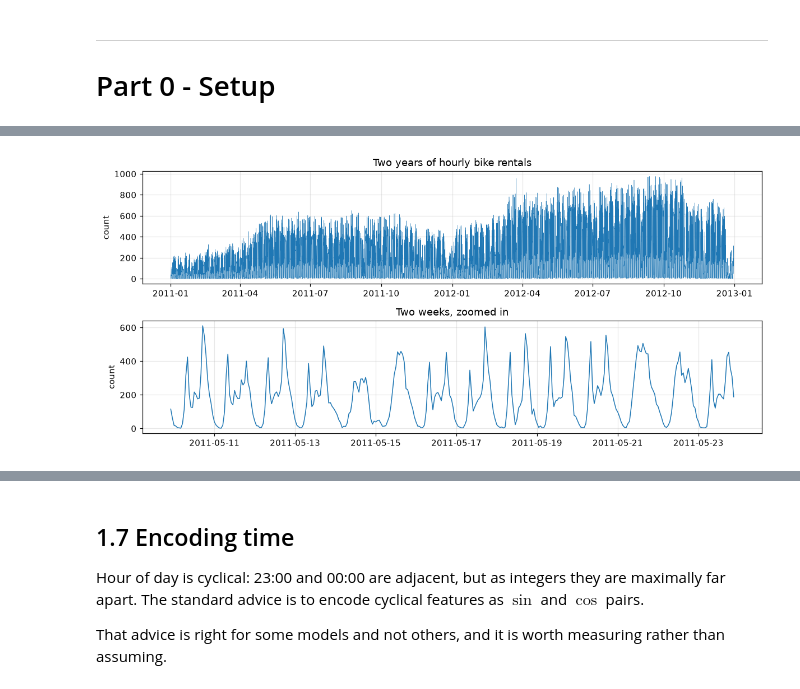
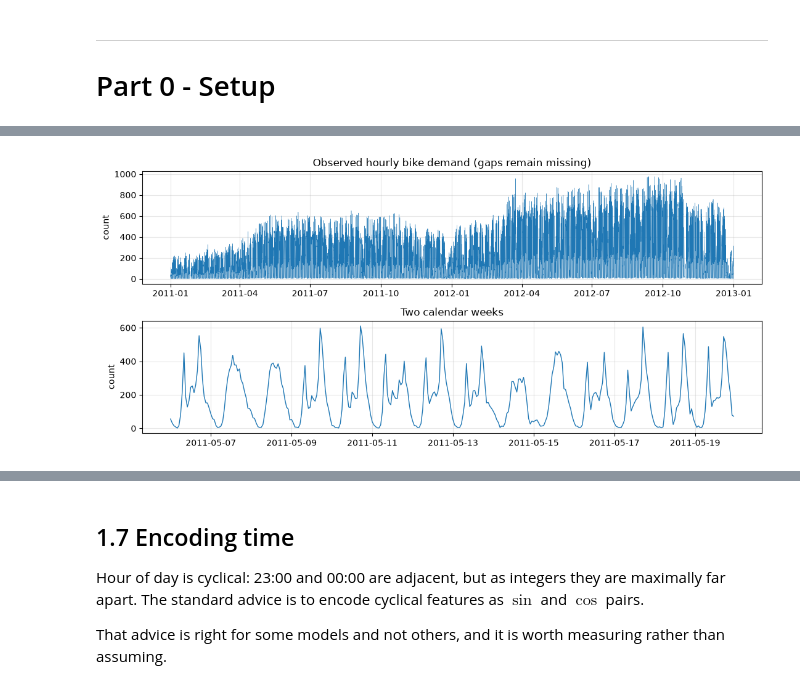
Before and after one commit to abpanic/Self-Prep, a Jupyter notebook: ML-Zero-to-Hero/time_series_zero_to_hero.ipynb, the cells around one changed output, grey strips where cells are left out. Cells and saved outputs as stored; diff of their text form; code cells hidden in the pictures.

```diff
--- a/ML-Zero-to-Hero/time_series_zero_to_hero.ipynb
+++ b/ML-Zero-to-Hero/time_series_zero_to_hero.ipynb
@@ -144,45 +144,52 @@ it costs.
 # %%
-with warnings.catch_warnings():
-    warnings.simplefilter("ignore")          # openml is chatty on first download
-    bike = fetch_openml(name="Bike_Sharing_Demand", version=2, as_frame=True)
+DATA_URL = "https://archive.ics.uci.edu/static/public/275/bike+sharing+dataset.zip"
+cache = Path("data/bike-sharing-hour.csv")
+if not cache.exists():
+    with urlopen(DATA_URL, timeout=60) as response:
+        payload = response.read()
+    with zipfile.ZipFile(io.BytesIO(payload)) as archive:
+        member = next(n for n in archive.namelist() if n.endswith("hour.csv"))
+        data = archive.read(member)
+    cache.parent.mkdir(parents=True, exist_ok=True)
+    cache.write_bytes(data)
 
-df = bike.frame.copy().reset_index(drop=True)
+raw = pd.read_csv(cache)
+raw["ts"] = pd.to_datetime(raw["dteday"]) + pd.to_timedelta(raw["hr"], unit="h")
+assert not raw["ts"].duplicated().any(), "Resolve duplicate timestamps before modeling"
+raw = raw.sort_values("ts").set_index("ts")
+grid = pd.date_range(raw.index.min(), raw.index.max(), freq="h", name="ts")
+df = raw.rename(columns={"cnt": "count", "hr": "hour", "yr": "year",
+                         "mnth": "month", "atemp": "feel_temp", "hum": "humidity"}).reindex(grid)
+# Target calendar attributes are deterministic. UCI weekday uses Sunday=0.
+df["hour"] = df.index.hour
+df["weekday"] = (df.index.dayofweek + 1) % 7
+df["month"] = df.index.month
+df["year"] = df.index.year - 2011
+# These calendar flags are supplied for observed target rows; missing rows are never scored.
+df["holiday_i"] = df["holiday"]
+df["workingday_i"] = df["workingday"]
+# UCI stores normalized weather. Convert temperatures explicitly to degrees Celsius.
+df["temp"] = df["temp"] * 47 - 8
+df["feel_temp"] = df["feel_temp"] * 66 - 16
+df["ts"] = df.index
+df = df.reset_index(drop=True)
+assert df["ts"].diff().dropna().eq(pd.Timedelta(hours=1)).all()
 
-# The rows are hourly and already in chronological order; rebuild the timestamp so we
-# can plot and reason about it.
-start = pd.Timestamp("2011-01-01")
-day, prev, stamps = 0, -1, []
-for h in df["hour"].to_numpy():
-    if h <= prev:
-        day += 1
-    stamps.append(start + pd.Timedelta(days=day, hours=int(h)))
-    prev = h
-df["ts"] = stamps
-df = df.sort_values("ts").reset_index(drop=True)
-
-print(f"{len(df):,} hourly observations")
-print(f"from {df['ts'].min()} to {df['ts'].max()}")
-print(f"target 'count' (bike rentals per hour): mean {df['count'].mean():.1f}, "
-      f"min {df['count'].min()}, max {df['count'].max()}")
-
-print("\nhow predictable is each hour from the one before?")
-for lag in [1, 2, 24, 168]:
-    print(f"  correlation with lag {lag:>3}h : {df['count'].corr(df['count'].shift(lag)):.4f}")
-
+TEST_START = df["ts"].iloc[int(len(df) * 0.8)]
+print(f"{len(raw):,} observed target hours; {len(df):,} grid hours")
+print(f"{df['ts'].min()} to {df['ts'].max()}")
+print(f"Missing target hours: {df['count'].isna().sum()}")
+print(f"Evaluation period starts: {TEST_START}")
+for lag in (1, 2, 24, 168):
+    print(f"Correlation at {lag:3d} calendar hours: "
+          f"{df['count'].corr(df['count'].shift(lag)):.4f}")
 fig, axes = plt.subplots(2, 1, figsize=(11, 5))
 axes[0].plot(df["ts"], df["count"], lw=0.3)
-axes[0].set(title="Two years of hourly bike rentals", ylabel="count")
+axes[0].set(title="Observed hourly bike demand (gaps remain missing)", ylabel="count")
 week = df.iloc[3000:3000 + 24 * 14]
 axes[1].plot(week["ts"], week["count"], lw=1)
-axes[1].set(title="Two weeks, zoomed in", ylabel="count")
+axes[1].set(title="Two calendar weeks", ylabel="count")
 for ax in axes:
     ax.grid(alpha=0.3)
 fig.tight_layout(); plt.show()
-
-print("The zoomed panel shows the two structures every forecasting method has to capture:")
-print("  SEASONALITY - a strong daily cycle, with commuter peaks on working days")
-print("  TREND       - the second year sits above the first")
-print()
-print("And the correlations show why a shuffled split is dishonest: with a 0.85 correlation")
-print("to the previous hour, a randomly held-out row is almost given away by its neighbours.")
 # %% [output]
@@ -198 +204 @@ how predictable is each hour from the one before?
-[figure, old version]
+[figure, new version]
```
Also changed, not shown: parts of 40 cells of this notebook.
